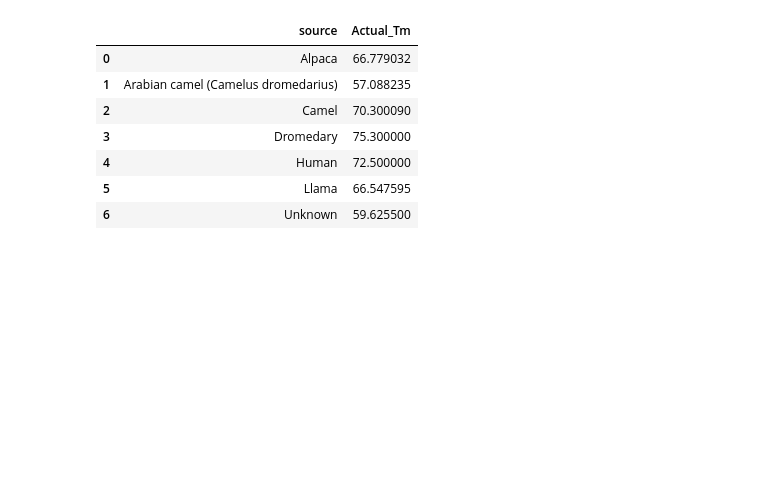
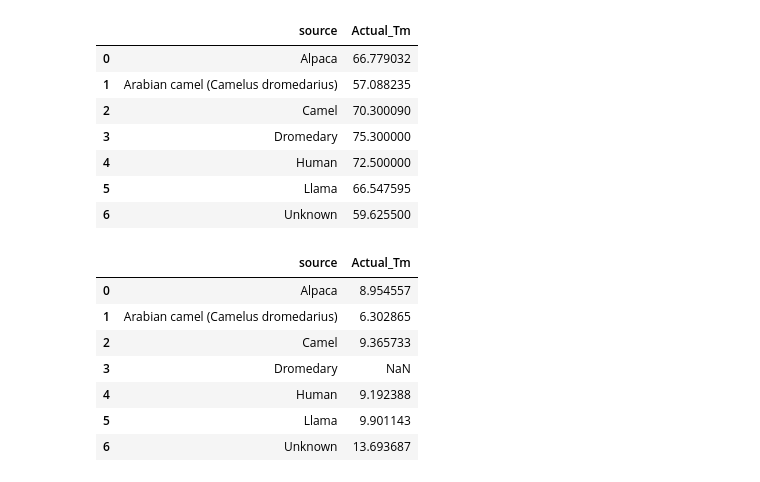
Before and after one commit to AnneHartebrodt/earth-ml-sensitivity, a Jupyter notebook: scripts/2_Uncertainty_ComparisonInitialModels.ipynb, the cells around one changed output. Saved outputs shown, nothing was run; the diff lists cells and outputs as text; code cells hidden in the pictures; blank space fills up the shorter version.

```diff
--- a/scripts/2_Uncertainty_ComparisonInitialModels.ipynb
+++ b/scripts/2_Uncertainty_ComparisonInitialModels.ipynb
@@ -258,3 +296,14 @@ df_p[['Actual_Tm','source']].groupby('source').mean().reset_index()
 | 4 | Human | 72.500000 |
 | 5 | Llama | 66.547595 |
 | 6 | Unknown | 59.625500 |
+# %%
+df_p[['Actual_Tm','source']].groupby('source').std().reset_index()
+# %% [output]
+|  | source | Actual_Tm |
+| 0 | Alpaca | 8.954557 |
+| 1 | Arabian camel (Camelus dromedarius) | 6.302865 |
+| 2 | Camel | 9.365733 |
+| 3 | Dromedary | NaN |
+| 4 | Human | 9.192388 |
+| 5 | Llama | 9.901143 |
+| 6 | Unknown | 13.693687 |
```
Also changed, not shown: parts of 7 cells of this notebook, 3 other files.
